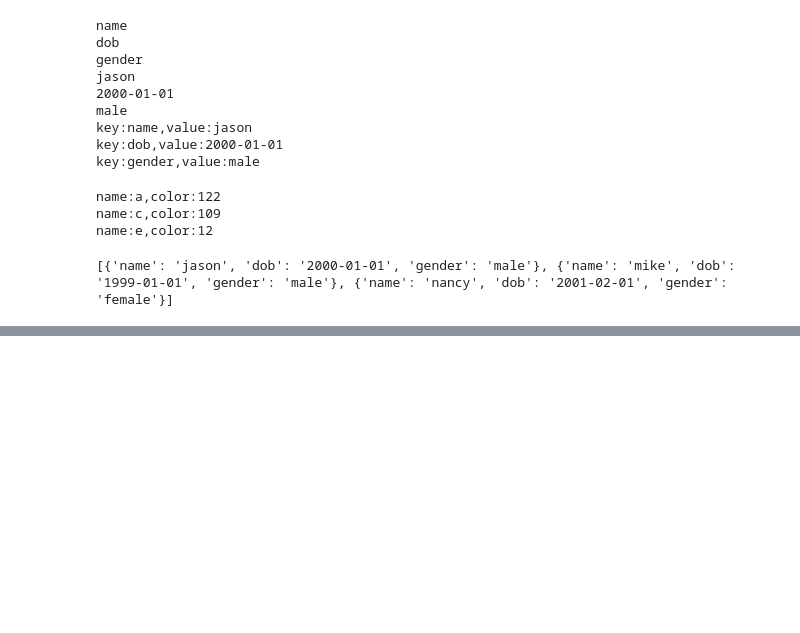
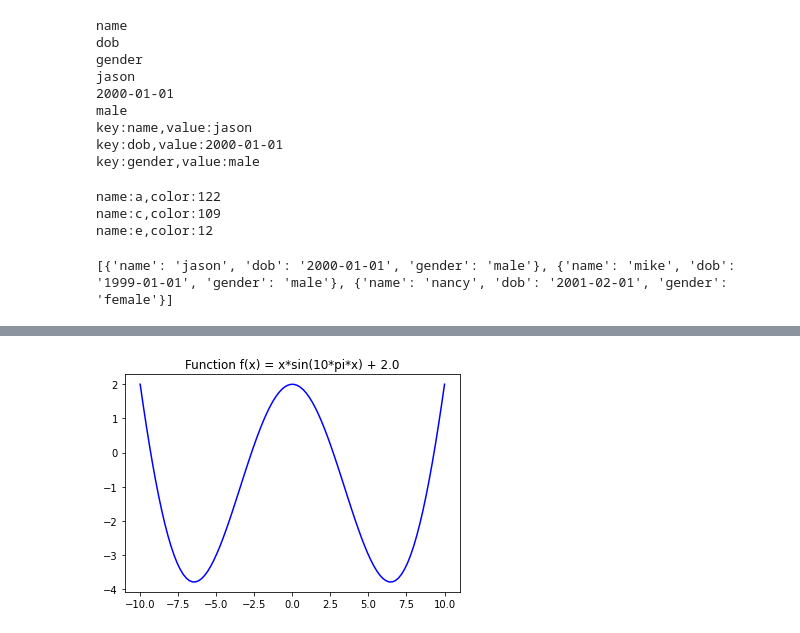
Before and after one commit to gjingbaby/myCode, a Jupyter notebook: jupyter_space.ipynb, the cells around one changed output, grey strips where cells are left out. Drawn from its saved outputs; the diff is of its cells as text; code cells hidden in the pictures; blank space fills up the shorter version.

```diff
--- a/jupyter_space.ipynb
+++ b/jupyter_space.ipynb
@@ -258,0 +271,16 @@ print(l)
+# %%
+import matplotlib.pyplot as plt
+import numpy as np
+
+#定义公式
+x = np.linspace(-10,10,100)  #范围和数量
+y = x*np.sin(10*np.pi*x) + 2.0
+
+#定义画布
+plt.plot(x, y, color = 'blue')
+plt.title('Function f(x) = x*sin(10*pi*x) + 2.0')
+
+#显示
+plt.show()
+# %% [output]
+[figure, added]
```
Also changed, not shown: parts of 9 cells of this notebook.
